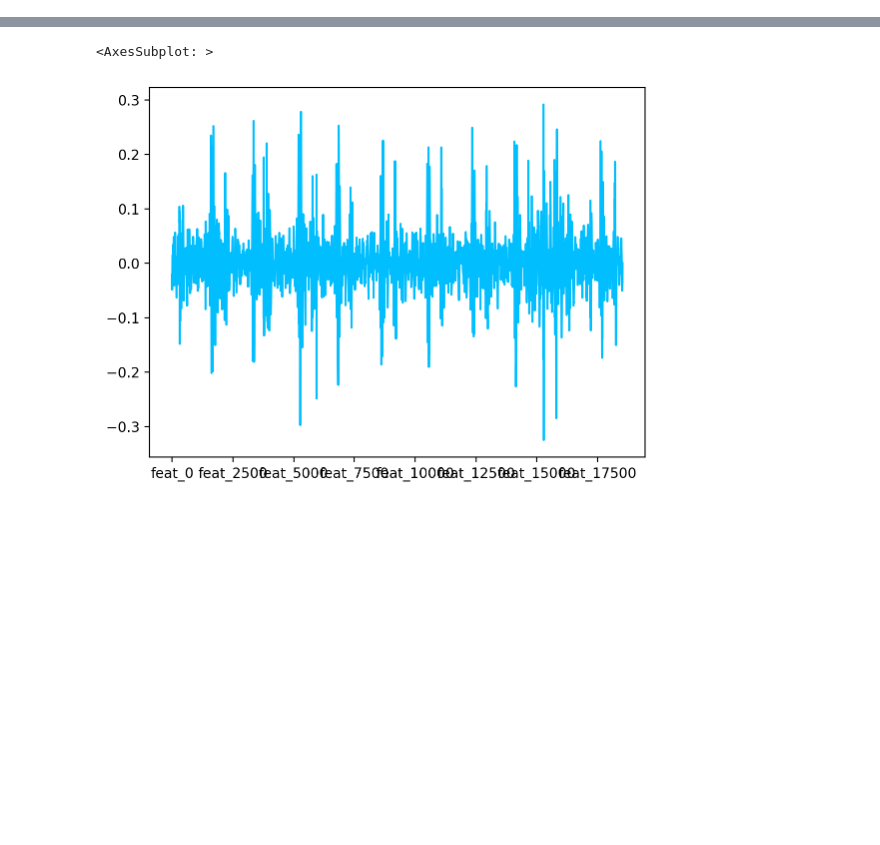
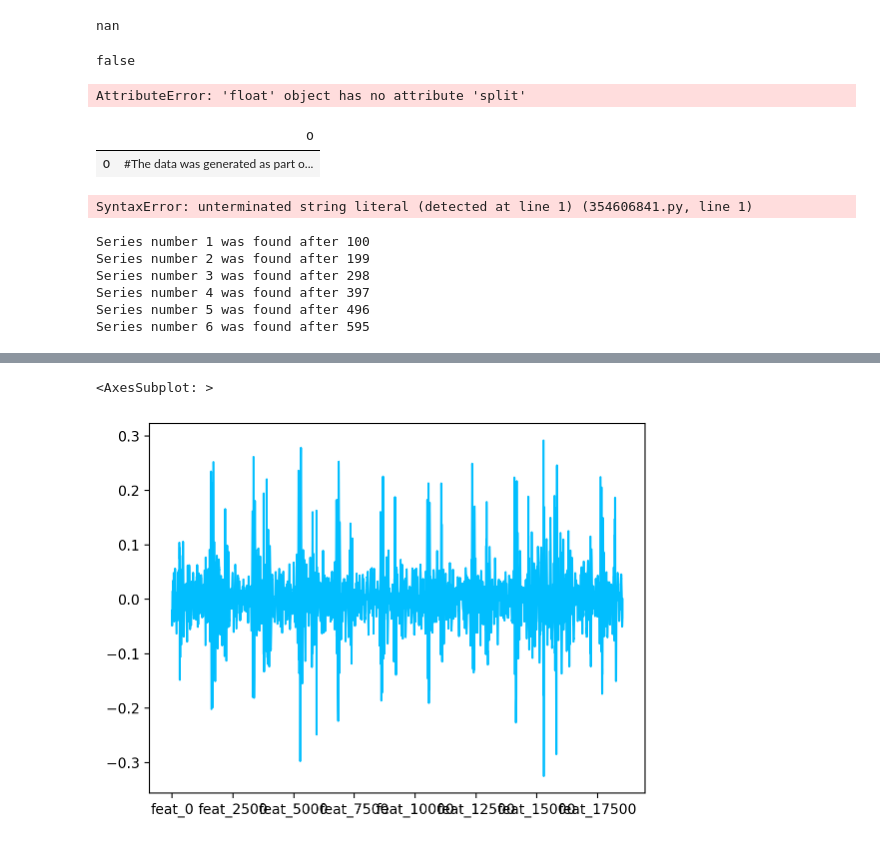
Before and after one commit to Adirser/pycaret-experimentation, a Jupyter notebook: pipeline_tutorial_neptune.ipynb, the cells around one changed output, grey strips where cells are left out. Cells and saved outputs as stored; diff of their text form; code cells hidden in the pictures; blank space fills up the shorter version.

Commit message:
Reading the datasets generic

```diff
--- a/pipeline_tutorial_neptune.ipynb
+++ b/pipeline_tutorial_neptune.ipynb
@@ -26,0 +73,36 @@ heartbeat_df = heartbeat_df.astype("float32")
+# %%
+#read the metadata of the file using pandas
+import os
+folder_names = os.listdir("/Users/adirserruya/Desktop/PyCarret tutorial/Multivariate_datasets")
+for folder in folder_names:
+    metadata = pd.read_csv("/Users/adirserruya/Desktop/PyCarret tutorial/Multivariate_datasets/"+folder+"/"+folder+"_TRAIN.ts",
+                       engine ="python",header=None, nrows=30 ,dtype=str,delimiter="#")
+    metadata[0] = metadata[0].astype(str)
+    meta_dict = {}
+    for row in metadata[0][:-1]:
+        if row[0] == "@":
+            splity = row.split(" ")
+            meta_dict[splity[0].lstrip("@")] = splity[1:]
+    print(meta_dict)
+
+print(meta_dict)
+
+metadata = pd.read_csv("/Users/adirserruya/Desktop/PyCarret tutorial/Multivariate_datasets/BasicMotions/BasicMotions_TRAIN.ts",
+                       engine ="python",header=None, nrows=30 ,dtype=str,delimiter="#")
+metadata[0] = metadata[0].astype(str)
+meta_dict = {}
+for row in metadata[0][:-1]:
+    if row[0] == "@":
+        splity = row.split(" ")
+        meta_dict[splity[0].lstrip("@")] = splity[1:]
+
+print(meta_dict)
+
+PROBLEM_NAME = meta_dict["problemName"][0]
+TIME_STAMPS = bool(meta_dict["timeStamps"][0])
+MISSING_VALUES = bool(meta_dict["missing"][0])
+UNIVARIATE = bool(meta_dict["univariate"][0])
+NUM_FEATURES = int(meta_dict["dimensions"][0])
+EQUAL_LENGTH_INPUTS = bool(meta_dict["equalLength"][0])
+SERIES_LENGTH = int(meta_dict["seriesLength"][0])
+POSSIBLE_LABELS = meta_dict["classLabel"][1:]
@@ -26,0 +136,23 @@ heartbeat_df = heartbeat_df.astype("float32")
+# %%
+metadata
+# %% [output]
+nan
+# %%
+print(metadata[6].split(" ")[1])
+# %% [output]
+false
+# %%
+x = []
+for data in metadata[0]:
+    print(data.split(" "))
+# %% [output]
+AttributeError: 'float' object has no attribute 'split'
+# %%
+metadata
+# %% [output]
+|  | 0 |
+| 0 | #The data was generated as part o... |
+# %%
+meta_data = pd.read_csv("/Users/adirserruya/Desktop/PyCarret tutorial/Multivariate_datasets/BasicMotions/BasicMotions_TRAIN.ts"")
+# %% [output]
+SyntaxError: unterminated string literal (detected at line 1) (354606841.py, line 1)
@@ -26,0 +161,17 @@ heartbeat_df = heartbeat_df.astype("float32")
+# %%
+labels = []
+count = 0
+count_2 = 0
+for sample in basic_motion_df.iloc[0]:
+    count += 1
+    if type(sample) == str:
+        count_2 += 1
+        labels.append(sample.split(":"))
+        print(f"Series number {count_2} was found after {count}")
+# %% [output]
+Series number 1 was found after 100
+Series number 2 was found after 199
+Series number 3 was found after 298
+Series number 4 was found after 397
+Series number 5 was found after 496
+Series number 6 was found after 595
```
Also changed, not shown: parts of 7 cells of this notebook, 2 other files.
